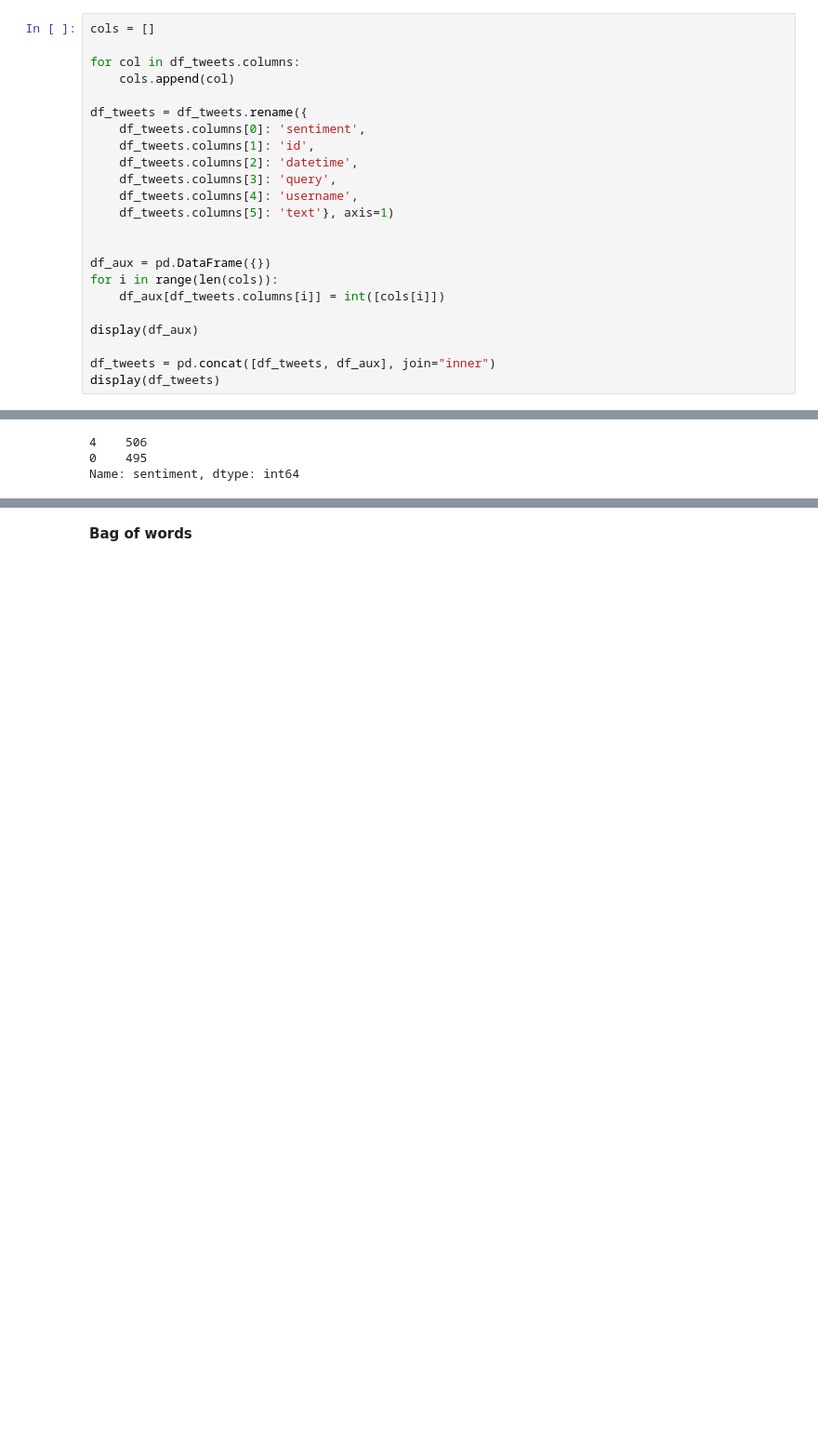
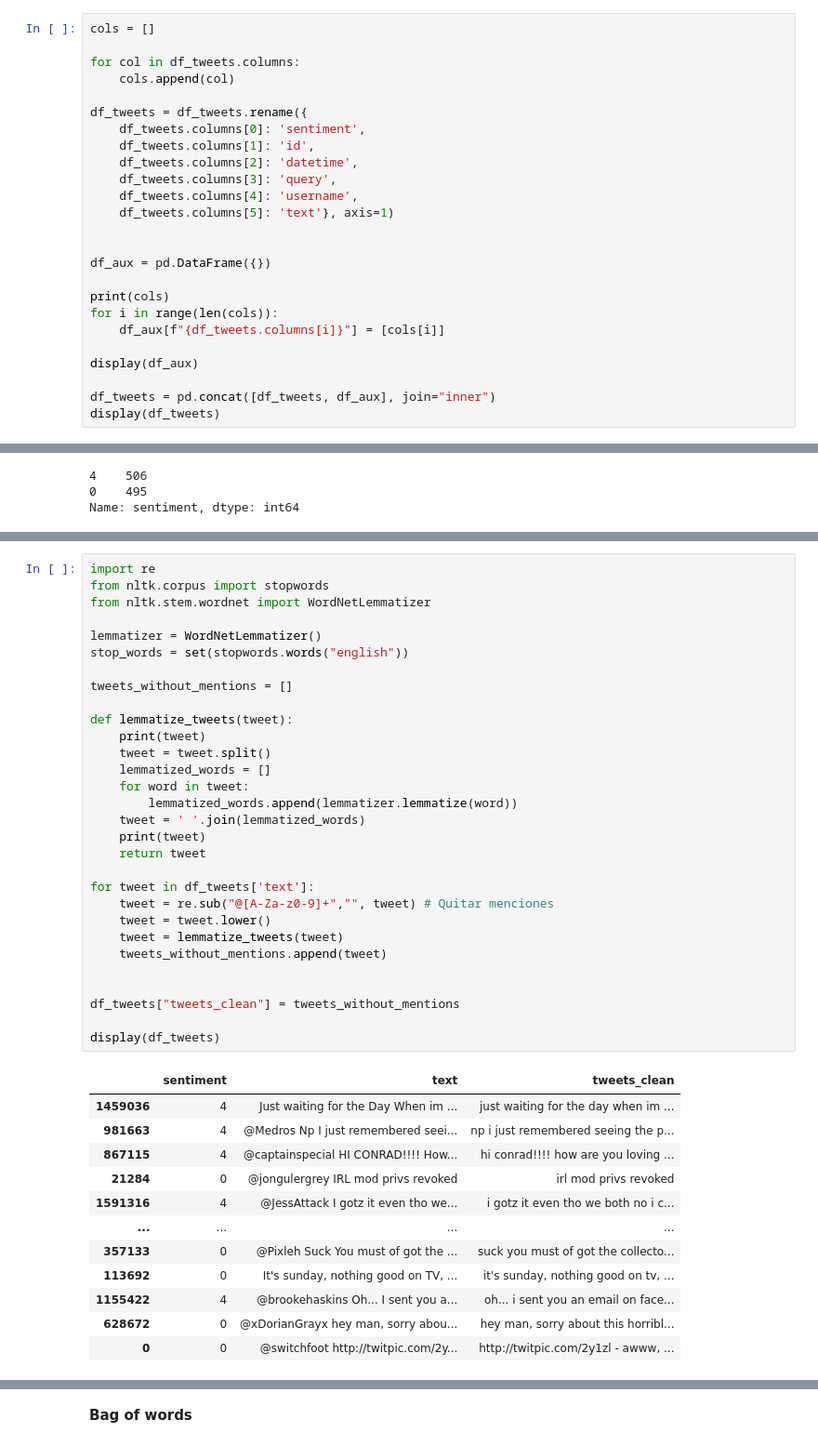
Before and after one commit to claradeuve/Machine-Learning-avan-at, a Jupyter notebook: S12_T01.ipynb, the cells around one changed output, grey strips where cells are left out. Shown at 93% size. Drawn from its saved outputs; the diff is of its cells as text; blank space fills up the shorter version.

Commit message:
sentiment analysis

```diff
--- a/S12_T01.ipynb
+++ b/S12_T01.ipynb
@@ -363,8 +363,10 @@ df_tweets = df_tweets.rename({
 
 
 df_aux = pd.DataFrame({})
+
+print(cols)
 for i in range(len(cols)):
-    df_aux[df_tweets.columns[i]] = int([cols[i]])
+    df_aux[f"{df_tweets.columns[i]}"] = [cols[i]]
 
 display(df_aux)
 
@@ -451,0 +442,43 @@ Las valoraciones en este dataset están muy polarizadas. En una escala de 0 a 4,
+# %%
+import re
+from nltk.corpus import stopwords
+from nltk.stem.wordnet import WordNetLemmatizer
+
+lemmatizer = WordNetLemmatizer()
+stop_words = set(stopwords.words("english"))
+
+tweets_without_mentions = []
+
+def lemmatize_tweets(tweet):
+    print(tweet)
+    tweet = tweet.split()
+    lemmatized_words = []
+    for word in tweet:
+        lemmatized_words.append(lemmatizer.lemmatize(word))
+    tweet = ' '.join(lemmatized_words)
+    print(tweet)
+    return tweet
+
+for tweet in df_tweets['text']:
+    tweet = re.sub("@[A-Za-z0-9]+","", tweet) # Quitar menciones
+    tweet = tweet.lower()
+    tweet = lemmatize_tweets(tweet)
+    tweets_without_mentions.append(tweet)
+
+
+df_tweets["tweets_clean"] = tweets_without_mentions
+
+display(df_tweets)
+# %% [output]
+|  | sentiment | text | tweets_clean |
+| 1459036 | 4 | Just waiting for the Day When im ... | just waiting for the day when im ... |
+| 981663 | 4 | @Medros Np I just remembered seei... | np i just remembered seeing the p... |
+| 867115 | 4 | @captainspecial HI CONRAD!!!! How... | hi conrad!!!! how are you loving ... |
+| 21284 | 0 | @jongulergrey IRL mod privs revoked | irl mod privs revoked |
+| 1591316 | 4 | @JessAttack I gotz it even tho we... | i gotz it even tho we both no i c... |
+| ... | ... | ... | ... |
+| 357133 | 0 | @Pixleh Suck You must of got the ... | suck you must of got the collecto... |
+| 113692 | 0 | It's sunday, nothing good on TV, ... | it's sunday, nothing good on tv, ... |
+| 1155422 | 4 | @brookehaskins Oh... I sent you a... | oh... i sent you an email on face... |
+| 628672 | 0 | @xDorianGrayx hey man, sorry abou... | hey man, sorry about this horribl... |
+| 0 | 0 | @switchfoot http://twitpic.com/2y... | http://twitpic.com/2y1zl - awww, ... |
```
Also changed, not shown: parts of 12 cells of this notebook.
